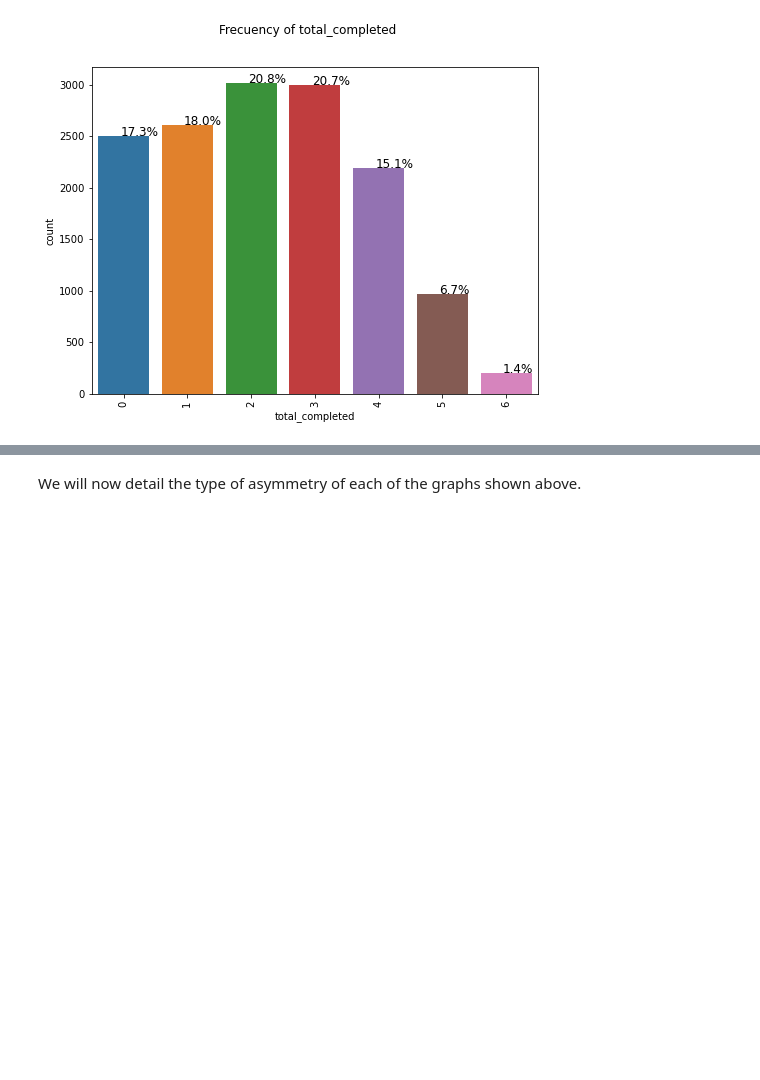
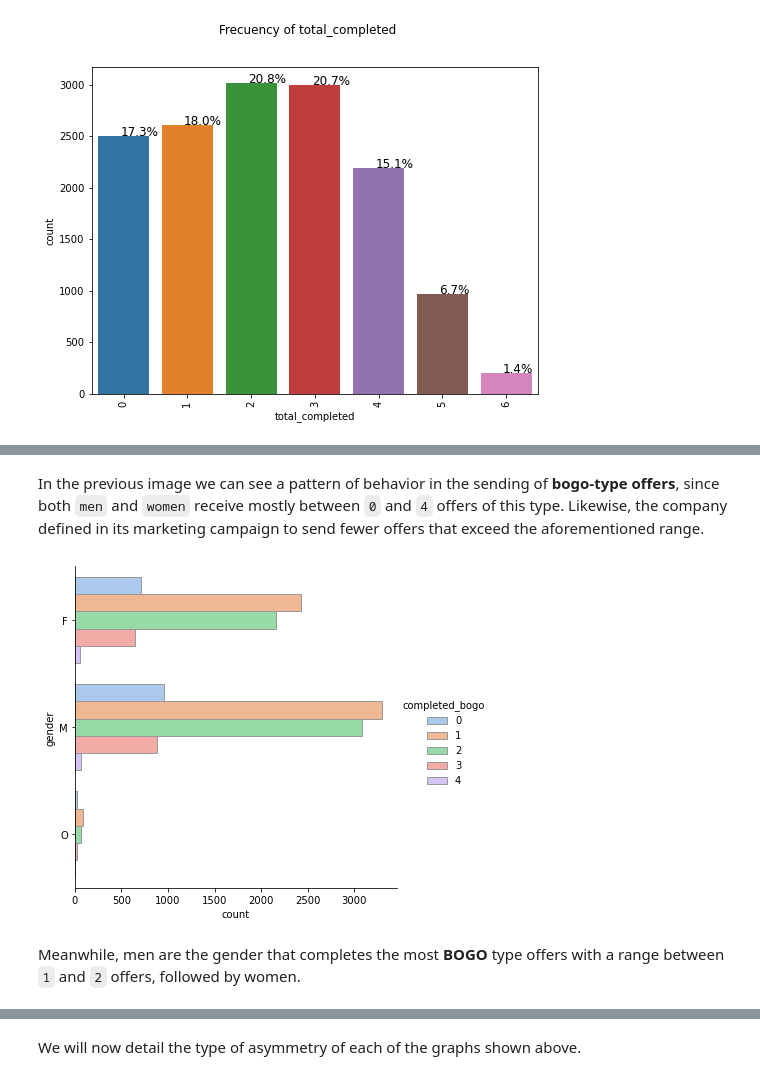
Before and after one commit to cbarros7/ml_engineer_nanodegree, a Jupyter notebook: capstone_project/Starbucks_Capstone_notebook.ipynb, the cells around one changed output, grey strips where cells are left out. Cells and saved outputs as stored; diff of their text form; code cells hidden in the pictures; blank space fills up the shorter version.

```diff
--- a/capstone_project/Starbucks_Capstone_notebook.ipynb
+++ b/capstone_project/Starbucks_Capstone_notebook.ipynb
@@ -589,3 +752,15 @@ helpers.plot_category_variable(final_dataset, 'completed_bogo')
+# %% [markdown]
+In the previous image we can see a pattern of behavior in the sending of **bogo-type offers**, since both ``men`` and ``women`` receive mostly between ``0`` and ``4`` offers of this type. Likewise, the company defined in its marketing campaign to send fewer offers that exceed the aforementioned range.
+# %%
+# Display gender VS completed_bogo
+sns.catplot(y="gender", hue="completed_bogo", kind="count",
+            palette="pastel", edgecolor=".6",
+            data=final_dataset)
+plt.show()
+# %% [output]
+[figure, added]
+# %% [markdown]
+Meanwhile, men are the gender that completes the most **BOGO** type offers with a range between ``1`` and ``2`` offers, followed by women.
 # %%
 # Display plot for num_transactions_range column
 helpers.plot_category_variable(final_dataset, 'num_transactions_range')
```
Also changed, not shown: parts of 128 cells of this notebook.
